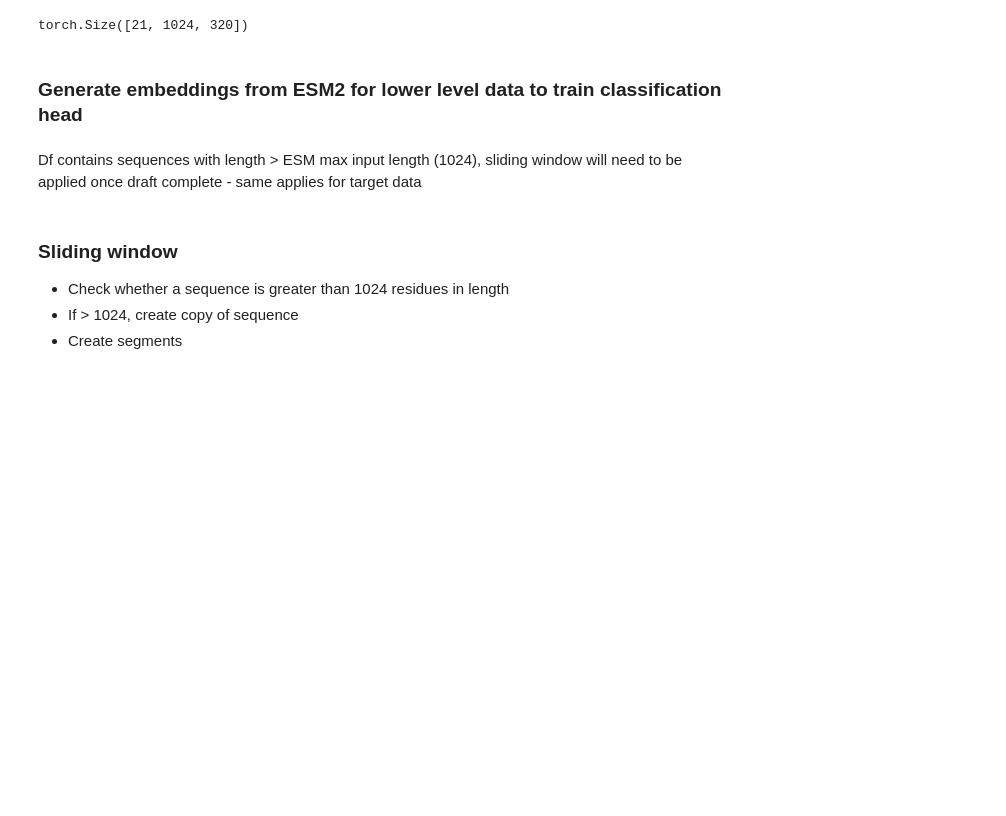
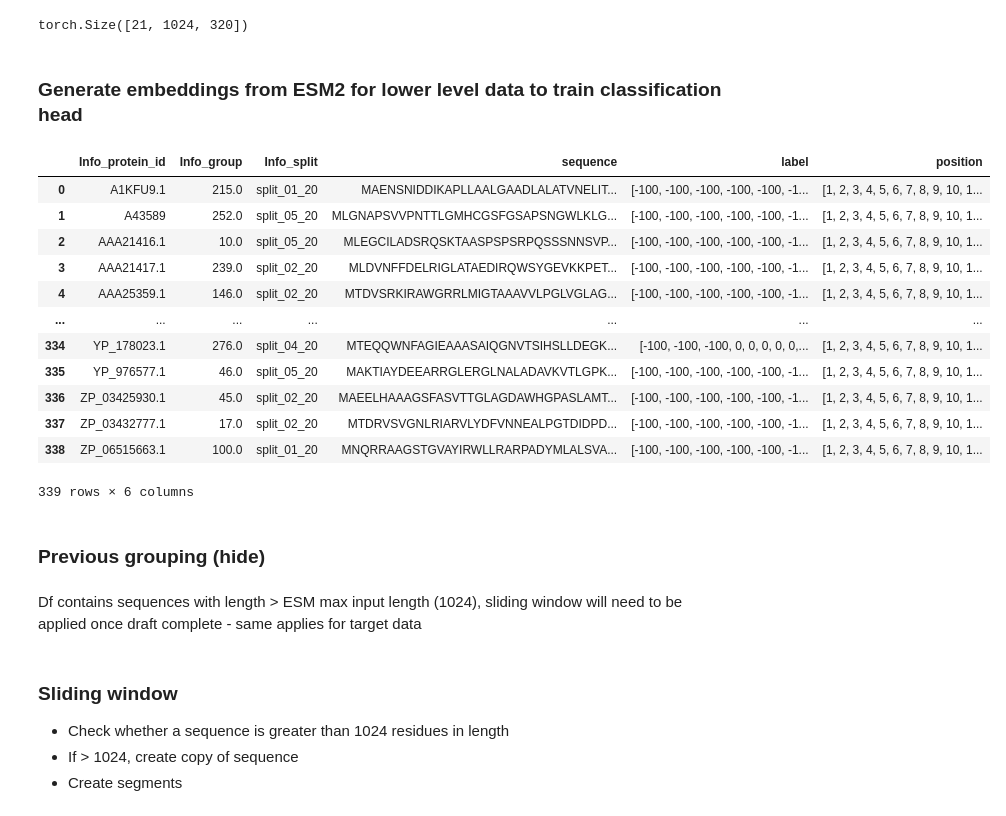
Before and after one commit to harryb257/MScProject, a Jupyter notebook: ESM2 baseline.ipynb, the cells around one changed output. Saved outputs shown, nothing was run; the diff lists cells and outputs as text; code cells hidden in the pictures; blank space fills up the shorter version.

Commit message:
Remove mask column and throughout, clear up batch create function and debug, add model save function for best performing model

```diff
--- a/ESM2 baseline.ipynb
+++ b/ESM2 baseline.ipynb
@@ -120,29 +122,36 @@ for param in model.parameters():
 # Import lower level data
 df_lower_stacked = pd.read_csv("/Users/harry/Documents/Data Science MSc/PROJECT/MScProject/Lower_1763.csv")
 
-# Remove extraneous columns
-# df_lower = df_lower.iloc[:,0:5]
-
-# Add mask column where 1 assigned if labelled with pos/neg epitope and -100 if NaN
-df_lower_stacked['mask'] = df_lower_stacked['Class'].isin([-1,1]).astype('int32')
-df_lower_stacked['mask'] = df_lower_stacked['mask'].replace(0, -100)
-
 # Change class column so nan = -100 and -1 = 0. Used later in loss function for classifier training
 df_lower_stacked['Class'] = df_lower_stacked['Class'].fillna(-100).astype('int32')
 df_lower_stacked['Class'] = df_lower_stacked['Class'].replace(-1, 0).astype('int32')
 # %%
 # Sort values before aggregation
 df_lower_stacked = df_lower_stacked.sort_values(['Info_protein_id', 'Info_pos'])
 
 # Aggregate columns for wide format
 df_lower = df_lower_stacked.groupby(['Info_protein_id','Info_group','Info_split'], as_index=False).agg(
     sequence=('Info_AA', ''.join),
     label=('Class', list),
-    position=('Info_pos', list),
-    mask=('mask', list))
+    position=('Info_pos', list))
 
 df_lower
-df_lower_copy = df_lower.copy()
+# %% [output]
+|  | Info_protein_id | Info_group | Info_split | sequence | label | position |
+| 0 | A1KFU9.1 | 215.0 | split_01_20 | MAENSNIDDIKAPLLAALGAADLALATVNELIT... | [-100, -100, -100, -100, -100, -1... | [1, 2, 3, 4, 5, 6, 7, 8, 9, 10, 1... |
+| 1 | A43589 | 252.0 | split_05_20 | MLGNAPSVVPNTTLGMHCGSFGSAPSNGWLKLG... | [-100, -100, -100, -100, -100, -1... | [1, 2, 3, 4, 5, 6, 7, 8, 9, 10, 1... |
+| 2 | AAA21416.1 | 10.0 | split_05_20 | MLEGCILADSRQSKTAASPSPSRPQSSSNNSVP... | [-100, -100, -100, -100, -100, -1... | [1, 2, 3, 4, 5, 6, 7, 8, 9, 10, 1... |
+| 3 | AAA21417.1 | 239.0 | split_02_20 | MLDVNFFDELRIGLATAEDIRQWSYGEVKKPET... | [-100, -100, -100, -100, -100, -1... | [1, 2, 3, 4, 5, 6, 7, 8, 9, 10, 1... |
+| 4 | AAA25359.1 | 146.0 | split_02_20 | MTDVSRKIRAWGRRLMIGTAAAVVLPGLVGLAG... | [-100, -100, -100, -100, -100, -1... | [1, 2, 3, 4, 5, 6, 7, 8, 9, 10, 1... |
+| ... | ... | ... | ... | ... | ... | ... |
+| 334 | YP_178023.1 | 276.0 | split_04_20 | MTEQQWNFAGIEAAASAIQGNVTSIHSLLDEGK... | [-100, -100, -100, 0, 0, 0, 0, 0,... | [1, 2, 3, 4, 5, 6, 7, 8, 9, 10, 1... |
+| 335 | YP_976577.1 | 46.0 | split_05_20 | MAKTIAYDEEARRGLERGLNALADAVKVTLGPK... | [-100, -100, -100, -100, -100, -1... | [1, 2, 3, 4, 5, 6, 7, 8, 9, 10, 1... |
+| 336 | ZP_03425930.1 | 45.0 | split_02_20 | MAEELHAAAGSFASVTTGLAGDAWHGPASLAMT... | [-100, -100, -100, -100, -100, -1... | [1, 2, 3, 4, 5, 6, 7, 8, 9, 10, 1... |
+| 337 | ZP_03432777.1 | 17.0 | split_02_20 | MTDRVSVGNLRIARVLYDFVNNEALPGTDIDPD... | [-100, -100, -100, -100, -100, -1... | [1, 2, 3, 4, 5, 6, 7, 8, 9, 10, 1... |
+| 338 | ZP_06515663.1 | 100.0 | split_01_20 | MNQRRAAGSTGVAYIRWLLRARPADYMLALSVA... | [-100, -100, -100, -100, -100, -1... | [1, 2, 3, 4, 5, 6, 7, 8, 9, 10, 1... |
+339 rows × 6 columns
+# %% [markdown]
+### Previous grouping (hide)
 # %%
 # # Create a class column that checks whether the sequence contains a positive or negative epitope and apply a class column for the stratified grouped k fold
 # df_lower["class"] = df_lower["label"].apply(lambda x: 1 if 1 in x else -1)
```
Also changed, not shown: parts of 14 cells of this notebook.
